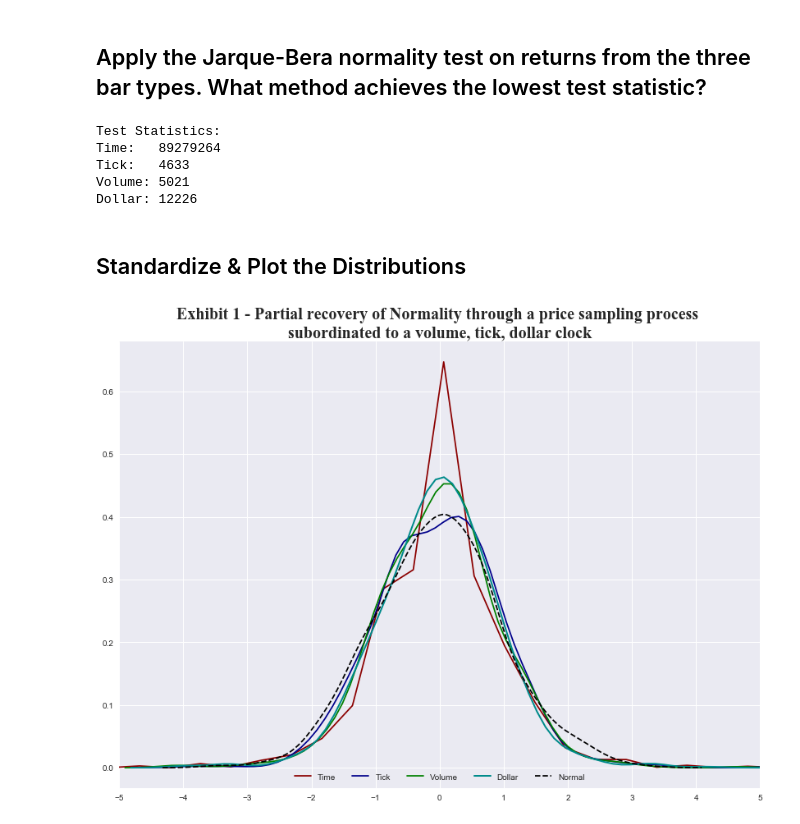
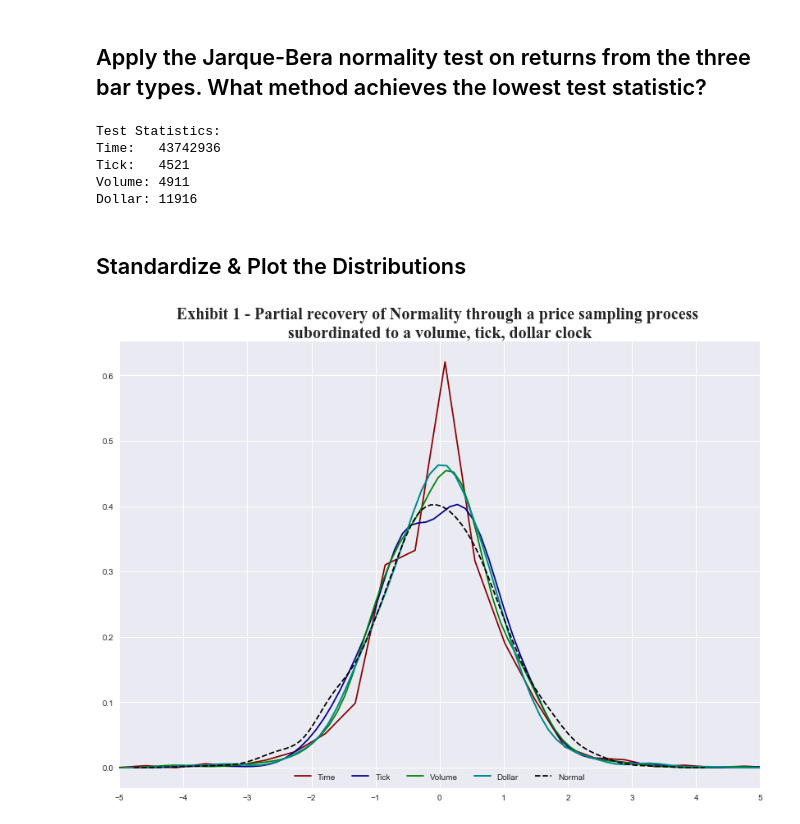
Before and after one commit to Jackal08/financial-data-structures, a Jupyter notebook: jupyter_notebooks/DataAnalysis.ipynb, the cells around one changed output. Drawn from its saved outputs; the diff is of its cells as text; code cells hidden in the pictures.

```diff
--- a/jupyter_notebooks/DataAnalysis.ipynb
+++ b/jupyter_notebooks/DataAnalysis.ipynb
@@ -23,7 +23,7 @@ import matplotlib.pyplot as plt
 % matplotlib inline
 # %%
 # import Data & Convert Index to DateTime
-path = 'Bars/saved_data/'
+path = 'saved_data/'
 
 time_bars = pd.read_csv(path + 'time_bars.csv', index_col='date')
 tick_bars = pd.read_csv(path + 'tick_bars.csv', index_col='date')
@@ -67,10 +67,10 @@ We dont have enough data here to tell which is the most stable bar type. In the
 # %% [markdown]
 ## Compute serieal correlation of returns for the three bar types. What bar method has the lowest serial correlation?
 # %%
-time_returns = time_bars['close'].pct_change().dropna()
-tick_returns = tick_bars['close'].pct_change().dropna()
-volume_returns = volume_bars['close'].pct_change().dropna()
-dollar_returns = dollar_bars['close'].pct_change().dropna()
+time_returns = np.log(time_bars['close']).diff().dropna()
+tick_returns = np.log(tick_bars['close']).diff().dropna()
+volume_returns = np.log(volume_bars['close']).diff().dropna()
+dollar_returns = np.log(dollar_bars['close']).diff().dropna()
 # %%
 plot_acf(time_returns, lags=10)
 plt.title('Time Bars AutoCorrelation')
@@ -109,39 +109,39 @@ print 'Volume:', int(stats.jarque_bera(volume_returns)[0])
 print 'Dollar:', int(stats.jarque_bera(dollar_returns)[0])
 # %% [output]
 Test Statistics:
-Time:   89279264
-Tick:   4633
-Volume: 5021
-Dollar: 12226
+Time:   43742936
+Tick:   4521
+Volume: 4911
+Dollar: 11916
 # %% [markdown]
 ## Standardize & Plot the Distributions
 # %%
 # Calculate the differences
-time_diff = time_bars.close.diff().dropna()
-tick_diff = tick_bars.close.diff().dropna()
-volume_diff = volume_bars.close.diff().dropna()
-dollar_diff = dollar_bars.close.diff().dropna()
+time_diff = time_returns
+tick_diff = tick_returns
+volume_diff = volume_returns
+dollar_diff = dollar_returns
 
 # Standardize the data
 time_standard = (time_diff - time_diff.mean()) / time_diff.std()
 tick_standard = (tick_diff - tick_diff.mean()) / tick_diff.std()
 volume_standard = (volume_diff - volume_diff.mean()) / volume_diff.std()
 dollar_standard = (dollar_diff - dollar_diff.mean()) / dollar_diff.std()
 
 # Plot the Distributions
 plt.figure(figsize=(14,10))
 sns.kdeplot(time_standard, label="Time", bw=0.30, color='darkred')
 sns.kdeplot(tick_standard, label="Tick", bw=0.25, color='darkblue')
 sns.kdeplot(volume_standard, label="Volume", bw=0.25, color='green')
 sns.kdeplot(dollar_standard, label="Dollar", bw=0.25, linewidth=2, color='darkcyan')
 
 sns.kdeplot(np.random.normal(size=len(volume_returns)), label="Normal", color='black', linestyle="--")
 
 plt.xticks(range(-5, 6))
 plt.legend(loc=8, ncol=5)
 plt.title('Exhibit 1 - Partial recovery of Normality through a price sampling process \nsubordinated to a volume, tick, dollar clock',
           loc='center', fontsize=20, fontweight="bold", fontname="Times New Roman")
 plt.xlim(-5, 5)
 plt.show()
 # %% [output]
-[figure, old version]
+[figure, new version]
```
Also changed, not shown: parts of 1 cell of this notebook, 1 other file.
